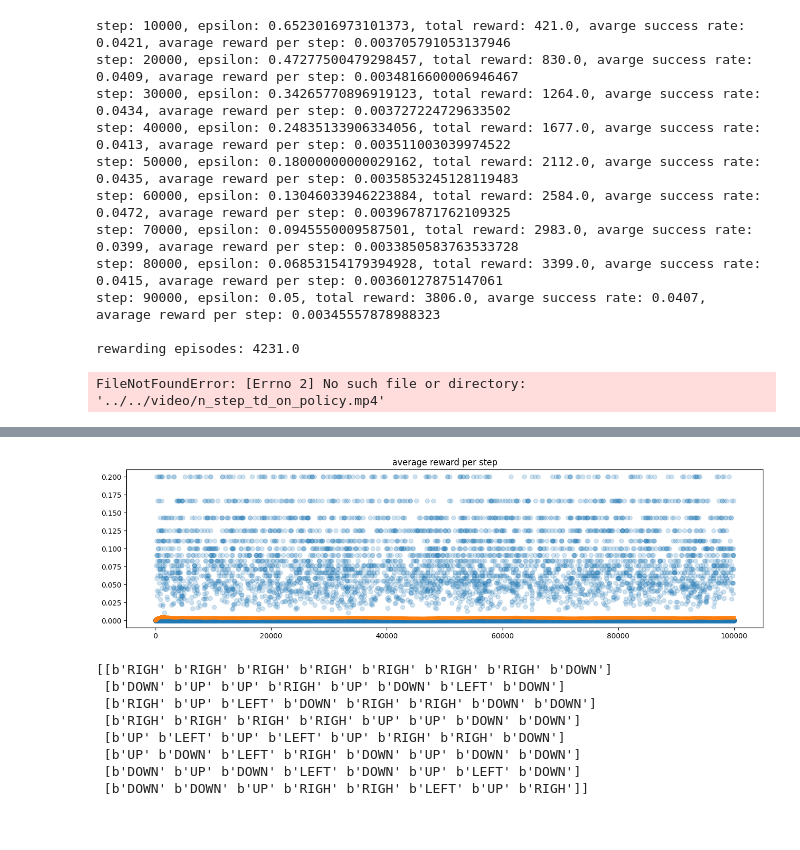
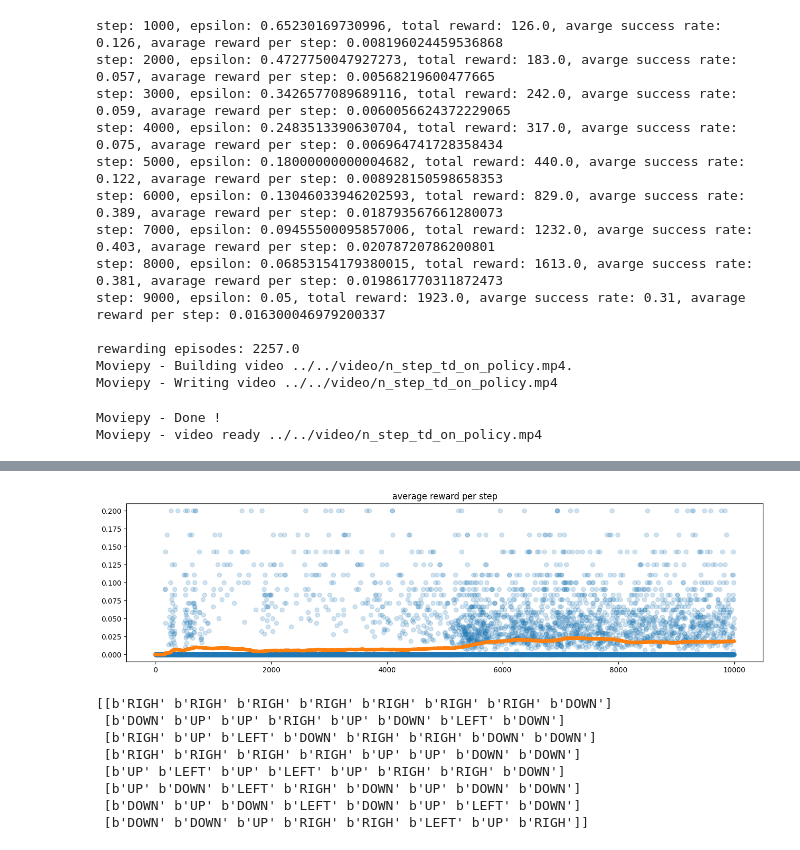
Before and after one commit to tonywang1990/mini-rl, a Jupyter notebook: notebooks/tabular/n_step_tree_backup.ipynb, the cells around one changed output, grey strips where cells are left out. Drawn from its saved outputs; the diff is of its cells as text; code cells hidden in the pictures.

```diff
--- a/notebooks/tabular/n_step_tree_backup.ipynb
+++ b/notebooks/tabular/n_step_tree_backup.ipynb
@@ -22,7 +23,7 @@ test_n_step_tree_backup_agent passed!
 # %%
 # Policy Eval
 # Params
-max_episode = 100000
+max_episode = 10000
 video_path = os.path.join(ROOT, "video/n_step_td_on_policy.mp4")
 random_seed = 101
 
@@ -64,21 +65,24 @@ for i in range(max_episode):
 print(f"\nrewarding episodes: {total_reward}")
 
 # play last episode with video recording
-agent.play_episode(env, 'target')
+agent.play_episode(env, 'target', video_path=video_path)
 
 plot_history(history)
 html=render_mp4(video_path)
 HTML(html)
 # %% [output]
-step: 10000, epsilon: 0.6523016973101373, total reward: 421.0, avarge success rate: 0.0421, avarage reward per step: 0.003705791053137946
-step: 20000, epsilon: 0.47277500479298457, total reward: 830.0, avarge success rate: 0.0409, avarage reward per step: 0.0034816600006946467
-step: 30000, epsilon: 0.34265770896919123, total reward: 1264.0, avarge success rate: 0.0434, avarage reward per step: 0.003727224729633502
-step: 40000, epsilon: 0.24835133906334056, total reward: 1677.0, avarge success rate: 0.0413, avarage reward per step: 0.003511003039974522
-step: 50000, epsilon: 0.18000000000029162, total reward: 2112.0, avarge success rate: 0.0435, avarage reward per step: 0.0035853245128119483
-step: 60000, epsilon: 0.13046033946223884, total reward: 2584.0, avarge success rate: 0.0472, avarage reward per step: 0.003967871762109325
-step: 70000, epsilon: 0.0945550009587501, total reward: 2983.0, avarge success rate: 0.0399, avarage reward per step: 0.0033850583763533728
-step: 80000, epsilon: 0.06853154179394928, total reward: 3399.0, avarge success rate: 0.0415, avarage reward per step: 0.00360127875147061
-step: 90000, epsilon: 0.05, total reward: 3806.0, avarge success rate: 0.0407, avarage reward per step: 0.00345557878988323
+step: 1000, epsilon: 0.65230169730996, total reward: 126.0, avarge success rate: 0.126, avarage reward per step: 0.008196024459536868
+step: 2000, epsilon: 0.4727750047927273, total reward: 183.0, avarge success rate: 0.057, avarage reward per step: 0.00568219600477665
+step: 3000, epsilon: 0.3426577089689116, total reward: 242.0, avarge success rate: 0.059, avarage reward per step: 0.0060056624372229065
+step: 4000, epsilon: 0.2483513390630704, total reward: 317.0, avarge success rate: 0.075, avarage reward per step: 0.006964741728358434
+step: 5000, epsilon: 0.18000000000004682, total reward: 440.0, avarge success rate: 0.122, avarage reward per step: 0.008928150598658353
+step: 6000, epsilon: 0.13046033946202593, total reward: 829.0, avarge success rate: 0.389, avarage reward per step: 0.018793567661280073
+step: 7000, epsilon: 0.09455500095857006, total reward: 1232.0, avarge success rate: 0.403, avarage reward per step: 0.02078720786200801
+step: 8000, epsilon: 0.06853154179380015, total reward: 1613.0, avarge success rate: 0.381, avarage reward per step: 0.019861770311872473
+step: 9000, epsilon: 0.05, total reward: 1923.0, avarge success rate: 0.31, avarage reward per step: 0.016300046979200337
 
-rewarding episodes: 4231.0
+rewarding episodes: 2257.0
+Moviepy - Building video ../../video/n_step_td_on_policy.mp4.
+Moviepy - Writing video ../../video/n_step_td_on_policy.mp4
-FileNotFoundError: [Errno 2] No such file or directory: '../../video/n_step_td_on_policy.mp4'
+Moviepy - Done !
+Moviepy - video ready ../../video/n_step_td_on_policy.mp4
@@ -85,4 +90,4 @@ FileNotFoundError: [Errno 2] No such file or directory: '../../video/n_step_td_o
-[figure, old version]
+[figure, new version]
 # %%
 # Plot the action values.
 # cliff walking
```
Also changed, not shown: parts of 2 cells of this notebook, 3 other files.
